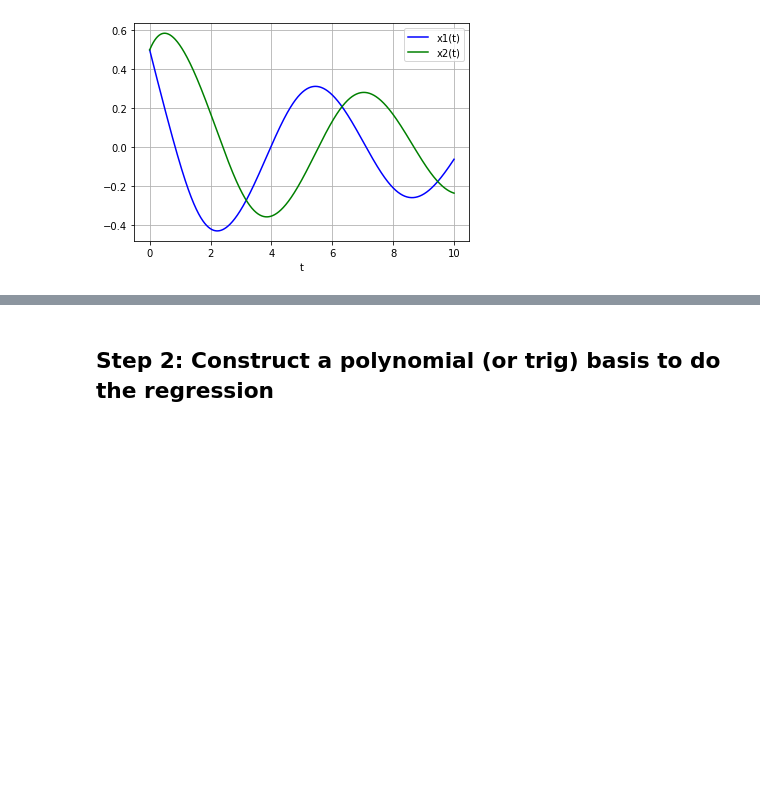
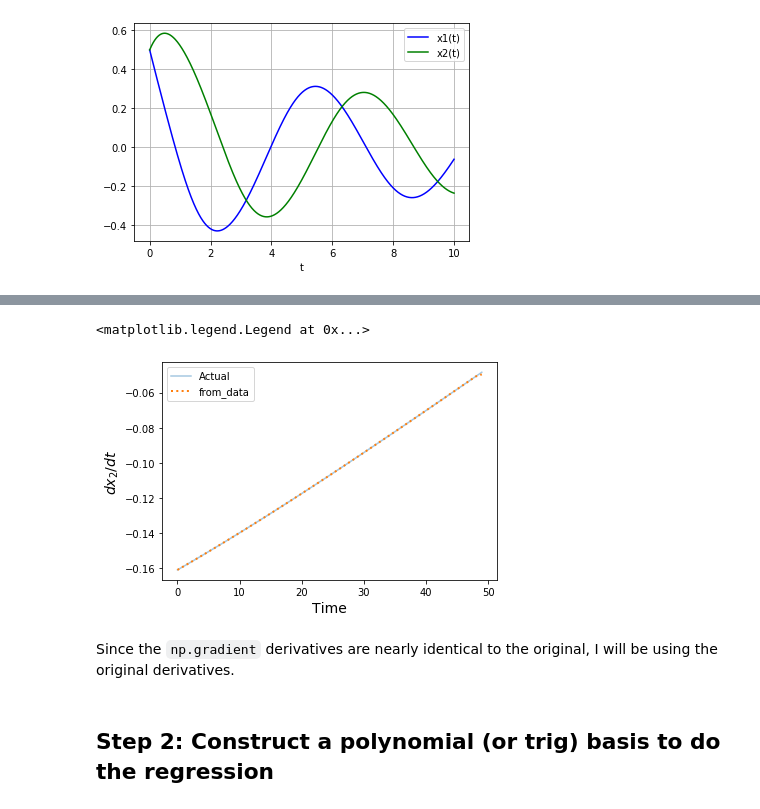
Before and after one commit to fnauman/timeseries, a Jupyter notebook: sindy_cubicmodel.ipynb, the cells around one changed output, grey strips where cells are left out. Saved outputs shown, nothing was run; the diff lists cells and outputs as text; code cells hidden in the pictures; blank space fills up the shorter version.

```diff
--- a/sindy_cubicmodel.ipynb
+++ b/sindy_cubicmodel.ipynb
@@ -71,3 +124,15 @@ dx2dt =  x1    - x2**3
+# %%
+plt.plot(dx2dt[-50:], label='Actual', alpha=0.4)
+plt.plot(dx2dt_data[-50:], ':', lw=2, label='from_data')
+
+plt.xlabel('Time', fontsize=14)
+plt.ylabel(r'$dx_2/dt$', fontsize=14)
+plt.legend()
+# %% [output]
+<matplotlib.legend.Legend at 0x...>
+[figure, added]
+# %% [markdown]
+Since the `np.gradient` derivatives are nearly identical to the original, I will be using the original derivatives.
 # %%
 X = np.zeros((sol_new.shape[0], sol_new.shape[1]))
 
```
Also changed, not shown: parts of 19 cells of this notebook.
